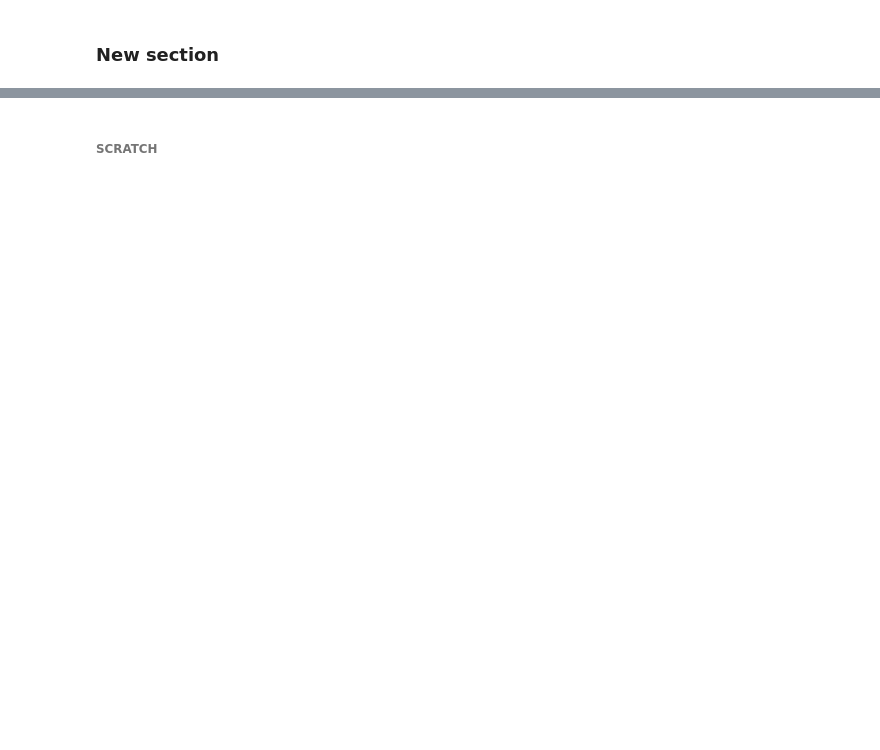
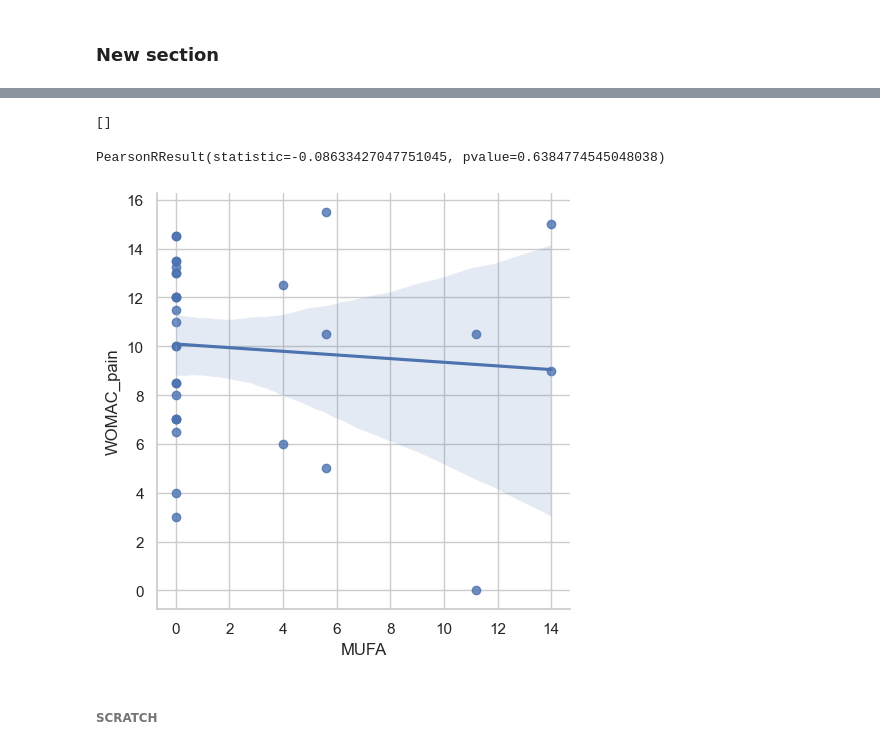
Before and after one commit to kbpi314/oa, a Jupyter notebook: code/oa_v4.ipynb, the cells around one changed output, grey strips where cells are left out. Drawn from its saved outputs; the diff is of its cells as text; code cells hidden in the pictures; blank space fills up the shorter version.

```diff
--- a/code/oa_v4.ipynb
+++ b/code/oa_v4.ipynb
@@ -3336,5 +2913,6 @@ ZeroDivisionError: division by zero
 # %%
 # for metabolites, compare pre and post timepoints INDEP of respones status
+'''
 for g in ['stool','plasma','saliva']:
     print(g)
     df = gt_to_meta[g]['all'].copy()
@@ -3345,7 +2923,8 @@ for g in ['stool','plasma','saliva']:
     #df2.index = df2.index.map(lambda x: x.split('.p')[0].replace('-',''))
 
     # df2['Timepoint'] = df2.index.map(df_dx.to_dict()['Timepoint'])
-    df_map = type_to_df_map[g].copy()
+    df_map = type_to_df_map[g].copy().set_index('Together')
+    df_map.index = df_map.index.map(lambda x: x.split('guma')[0])
     df = pd.concat([df2,df_map['Timepoint']],axis=1)
     df = df.dropna()
 
@@ -3389,3 +2968,4 @@ for g in ['stool','plasma','saliva']:
     plt.close()
 
 df_merge.head()
+'''
@@ -4331,0 +3975,37 @@ df.head()
+# %%
+# find everything associated with pain
+
+d_to_df = {
+    'diet': df_diet,
+    'meta_stool': df_meta_stool,
+    'meta_plasma': df_meta_plasma,
+    'taxa_stool': df_otu_stool,
+    'path_stool': df_path_stool,
+    'meta_saliva': df_meta_saliva,
+    'taxa_saliva': df_otu_saliva,
+    'path_saliva': df_path_saliva,
+}
+
+d_to_sig = {}
+
+for d in d_to_df:
+    # get df of datatype of interest
+    df = d_to_df[d].copy()
+
+    # merge with outcome data
+    df_m = pd.concat([df, df_outcomes],axis=1)
+
+    # identify significant dietary correlates with WOMAC pain
+    sig_feat = []
+    for x in df.columns:
+        df_sub = df_m[[x,'WOMAC_pain']].dropna()
+        r, p = scipy.stats.pearsonr(df_sub[x],df_sub['WOMAC_pain'])
+        #if p < 0.05:
+        if r > 0.5 or r < -0.5:
+            sig_feat.append(x)
+
+    d_to_sig[d] = sig_feat
+
+sig_feat
+# %% [output]
+[]
@@ -4332,2 +4064,15 @@ df.head()
+# %%
+x = 'MUFA'
+y = 'WOMAC_pain'
+df_sub = df_merge[[x,y]].dropna()
+sns.lmplot(x=x,y=y,data=df_sub)
+
+x = df_sub[x]
+y = df_sub[y]
+
+print(scipy.stats.pearsonr(x,y))
+# %% [output]
+PearsonRResult(statistic=-0.08633427047751045, pvalue=0.6384774545048038)
+[figure, added]
 # %% [markdown]
 ###### SCRATCH ######
```
Also changed, not shown: parts of 84 cells of this notebook, 1 other file.
